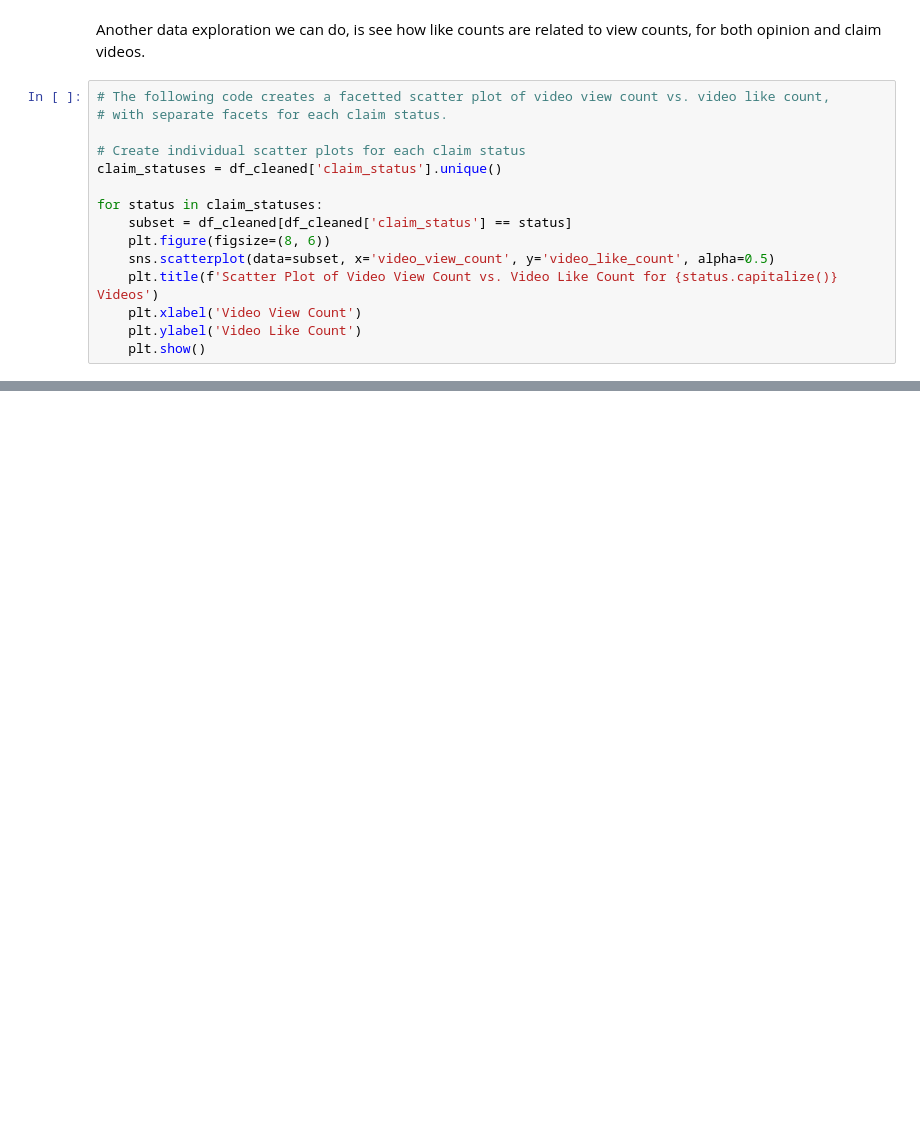
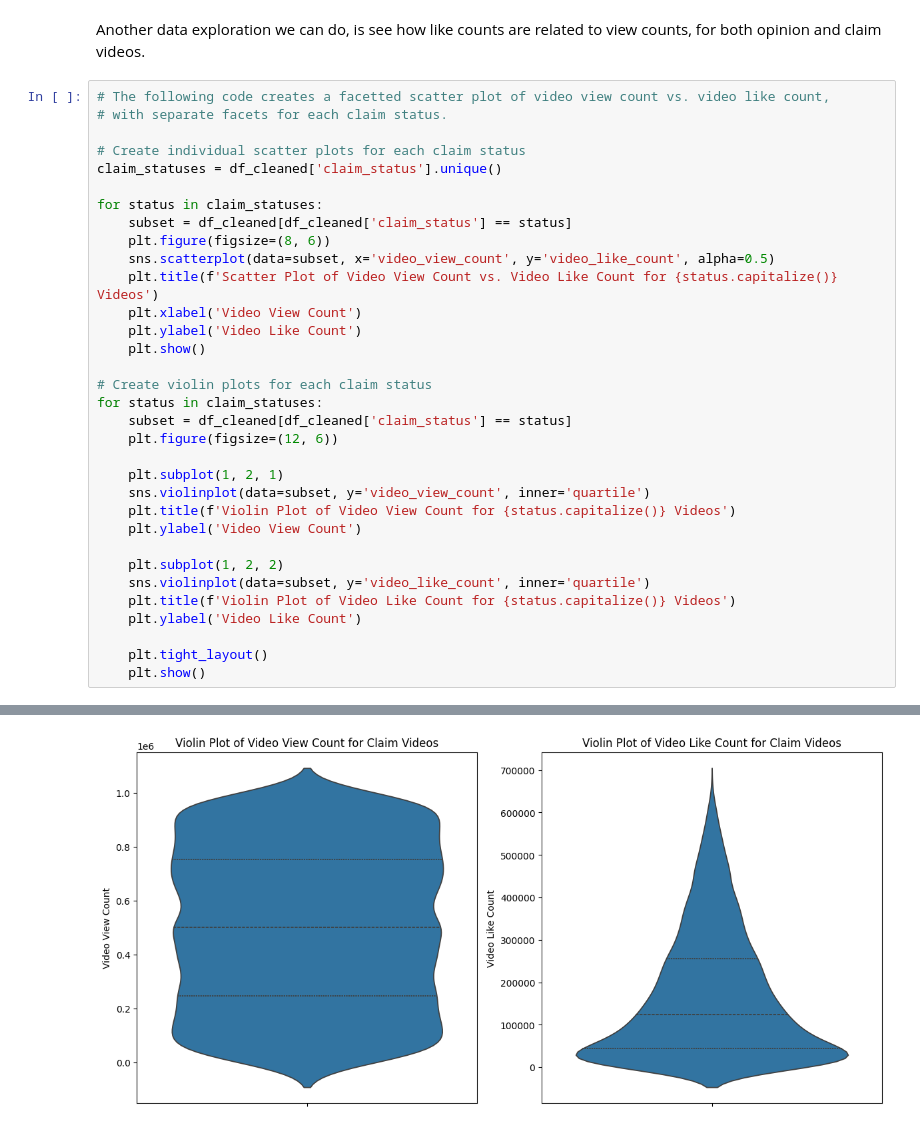
Before and after one commit to afbeltranr/TikTok-EDA-Visualization, a Jupyter notebook: notebooks/notebook.ipynb, the cells around one changed output, grey strips where cells are left out. Saved outputs shown, nothing was run; the diff lists cells and outputs as text; blank space fills up the shorter version.

```diff
--- a/notebooks/notebook.ipynb
+++ b/notebooks/notebook.ipynb
@@ -395,18 +395,37 @@ Another data exploration we can do, is see how like counts are related to view c
 # %%
 # The following code creates a facetted scatter plot of video view count vs. video like count,
 # with separate facets for each claim status.
 
 # Create individual scatter plots for each claim status
 claim_statuses = df_cleaned['claim_status'].unique()
 
 for status in claim_statuses:
     subset = df_cleaned[df_cleaned['claim_status'] == status]
     plt.figure(figsize=(8, 6))
     sns.scatterplot(data=subset, x='video_view_count', y='video_like_count', alpha=0.5)
     plt.title(f'Scatter Plot of Video View Count vs. Video Like Count for {status.capitalize()} Videos')
     plt.xlabel('Video View Count')
     plt.ylabel('Video Like Count')
     plt.show()
+
+# Create violin plots for each claim status
+for status in claim_statuses:
+    subset = df_cleaned[df_cleaned['claim_status'] == status]
+    plt.figure(figsize=(12, 6))
+
+    plt.subplot(1, 2, 1)
+    sns.violinplot(data=subset, y='video_view_count', inner='quartile')
+    plt.title(f'Violin Plot of Video View Count for {status.capitalize()} Videos')
+    plt.ylabel('Video View Count')
+
+    plt.subplot(1, 2, 2)
+    sns.violinplot(data=subset, y='video_like_count', inner='quartile')
+    plt.title(f'Violin Plot of Video Like Count for {status.capitalize()} Videos')
+    plt.ylabel('Video Like Count')
+
+    plt.tight_layout()
+    plt.show()
 # %% [output]
 [figure]
 [figure]
+[figure, added]
```
Also changed, not shown: parts of 2 cells of this notebook.
